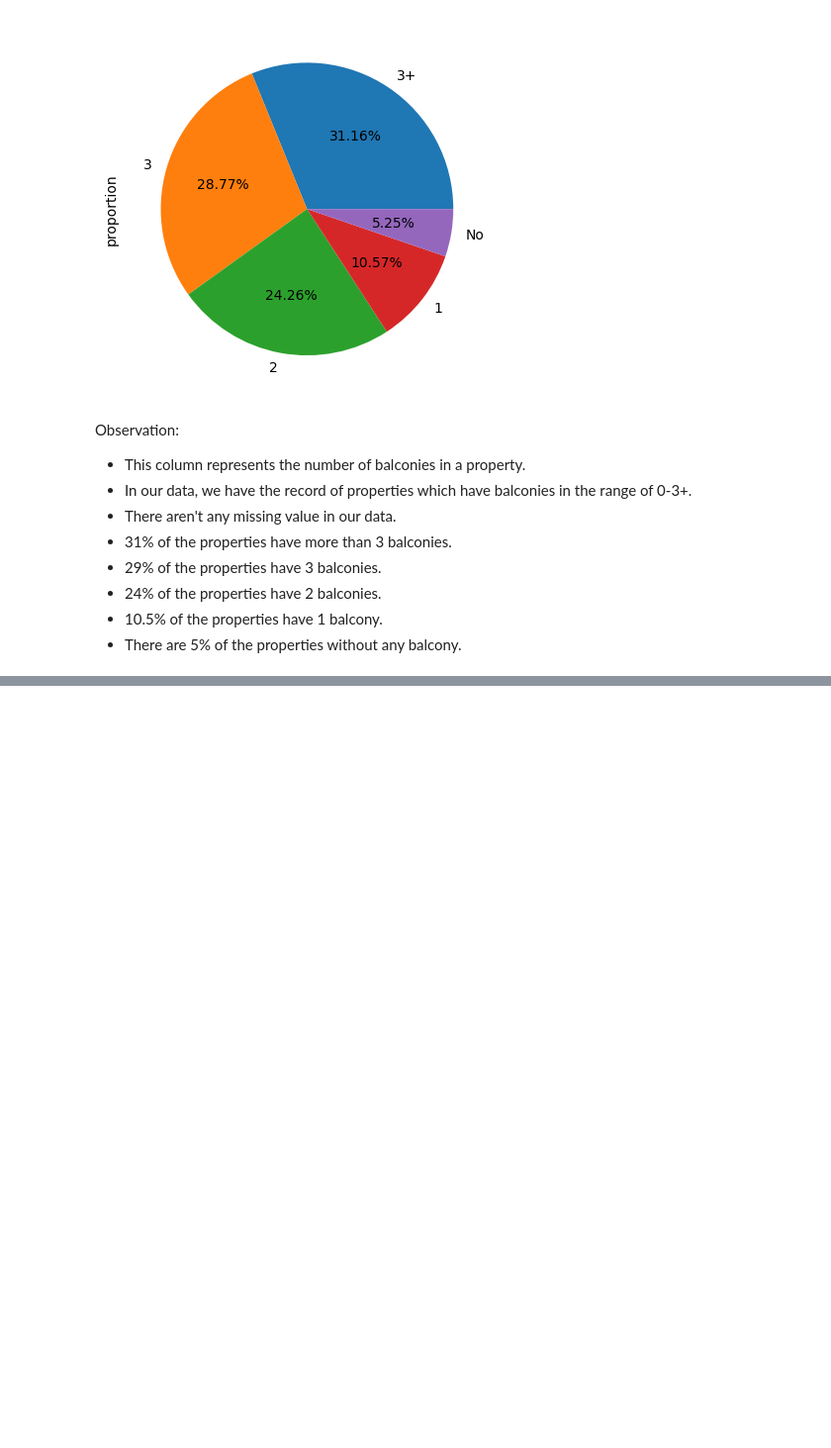
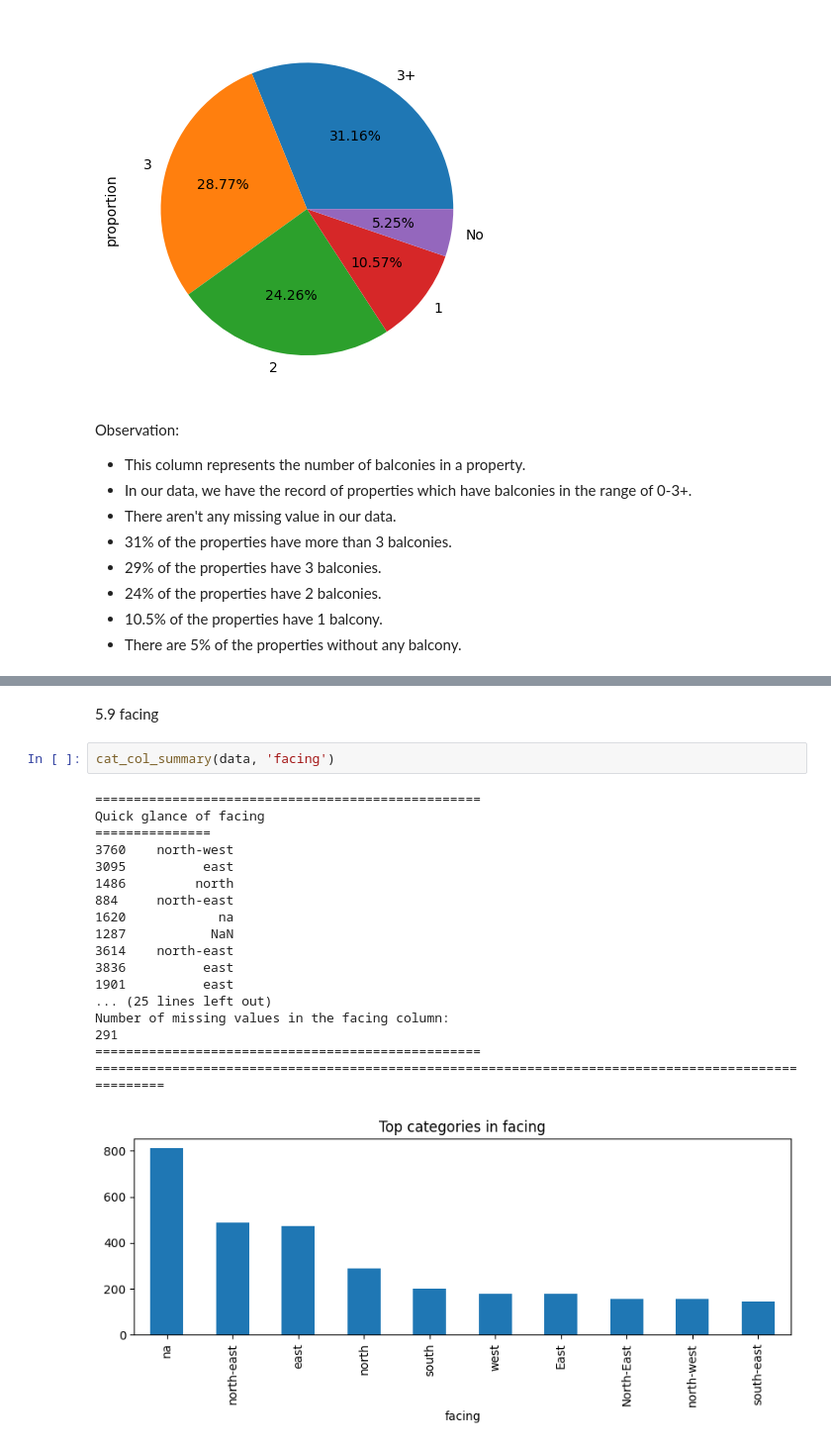
Before and after one commit to abhishek-saurav/real_estate_project, a Jupyter notebook: notebooks/exploratory_data_analysis.ipynb, the cells around one changed output, grey strips where cells are left out. Shown at 99% size. Saved outputs shown, nothing was run; the diff lists cells and outputs as text; blank space fills up the shorter version.

```diff
--- a/notebooks/exploratory_data_analysis.ipynb
+++ b/notebooks/exploratory_data_analysis.ipynb
@@ -893,0 +972,23 @@ Observation:
+# %% [markdown]
+5.9 facing
+# %%
+cat_col_summary(data, 'facing')
+# %% [output]
+==================================================
+Quick glance of facing
+===============
+3760    north-west
+3095          east
+1486         north
+884     north-east
+1620            na
+1287           NaN
+3614    north-east
+3836          east
+1901          east
+... (25 lines left out)
+Number of missing values in the facing column:
+291
+==================================================
+====================================================================================================
+[figure, added]
```
Also changed, not shown: parts of 45 cells of this notebook, 4 other files.
